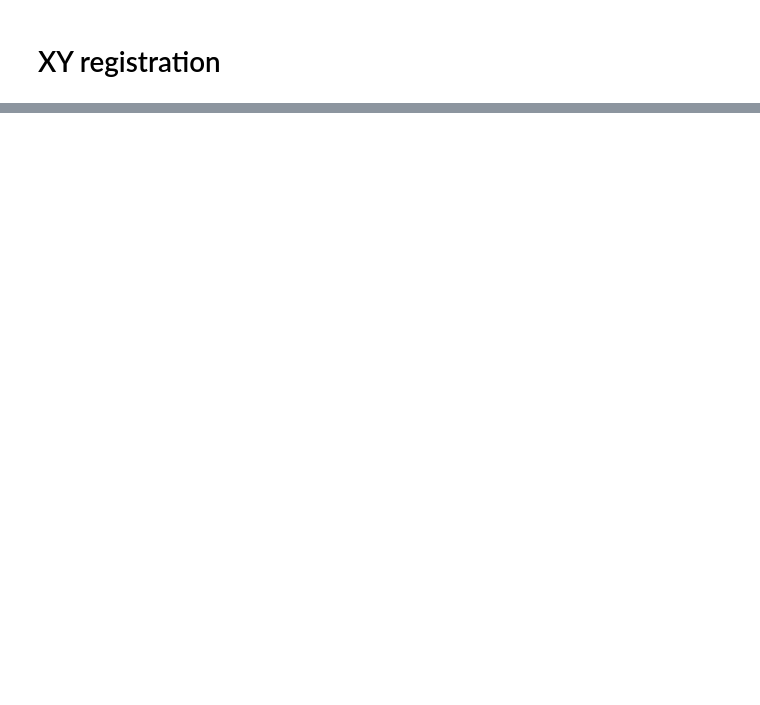
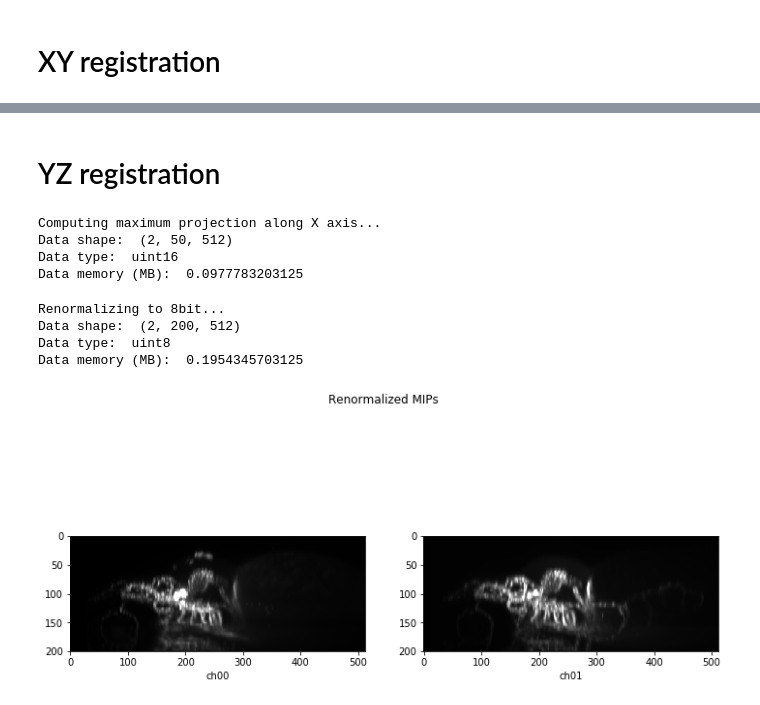
Before and after one commit to Nikoula86/3D_channel_SIFT, a Jupyter notebook: testSIFT.ipynb, the cells around one changed output, grey strips where cells are left out. Drawn from its saved outputs; the diff is of its cells as text; code cells hidden in the pictures; blank space fills up the shorter version.

```diff
--- a/testSIFT.ipynb
+++ b/testSIFT.ipynb
@@ -346,0 +107,5 @@ array([[1., 0., 0.],
+# %%
+# Match the features
+help (match_features)
+
+matches = match_features(mipZ,kps,descs,visual=True)
@@ -346,0 +133,5 @@ array([[1., 0., 0.],
+# %%
+# Compute image transformation
+help(compute_homography)
+
+h = compute_homography(matches,kps)
@@ -346,0 +181,5 @@ array([[1., 0., 0.],
+# %%
+# register full stack
+help(XY_register_stacks)
+
+imgsXYreg = XY_register_stacks(imgs,h,fileStruct,visual=True)
@@ -346,0 +206,22 @@ array([[1., 0., 0.],
+# %% [markdown]
+# YZ registration
+# %%
+# First, compute the MIP in the X direction
+mipX = get_mip(imgsXYreg,axID,'X',checkMem=True)
+# %% [output]
+Computing maximum projection along X axis...
+Data shape:  (2, 50, 512)
+Data type:  uint16
+Data memory (MB):  0.0977783203125
+# %%
+# Next, renormalize the data with percentile and convert to uint8
+# NOTE: it's important to upsample in the Z direction to give more pixels to SIFT to compute features on.
+Zupsampling = 4
+mipX = np.stack([resize_array(m,Zupsampling) for m in mipX])
+mipX = renormalize(mipX, visual=True)
+# %% [output]
+Renormalizing to 8bit...
+Data shape:  (2, 200, 512)
+Data type:  uint8
+Data memory (MB):  0.1954345703125
+[figure, added]
```
Also changed, not shown: parts of 43 cells of this notebook, 1 other file.
